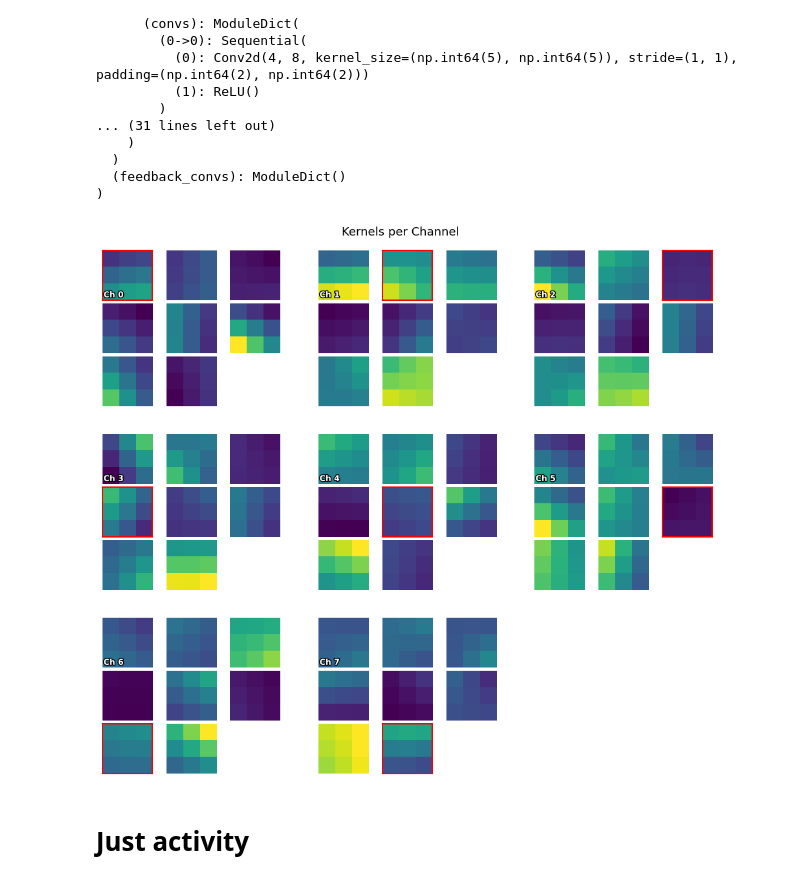
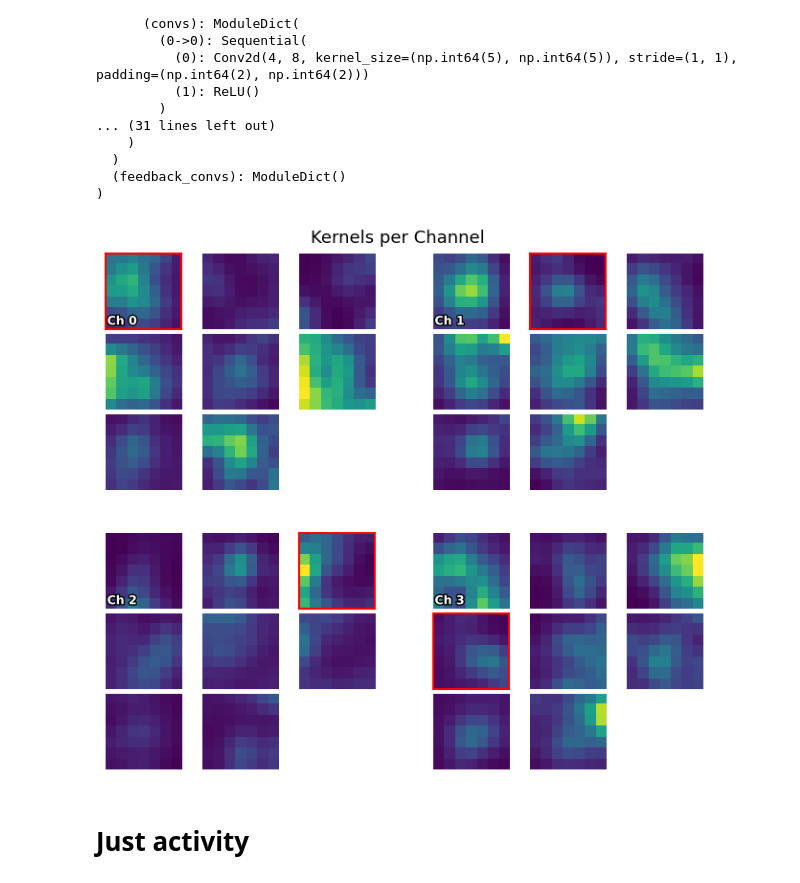
Before and after one commit to FieteLab/torch-biopl-dev, a Jupyter notebook: scripts/visualizing_activations.ipynb, the cells around one changed output. Cells and saved outputs as stored; diff of their text form; code cells hidden in the pictures.

```diff
--- a/scripts/visualizing_activations.ipynb
+++ b/scripts/visualizing_activations.ipynb
@@ -267,6 +267,10 @@ def plot_channel_activity(
 wandb_name = "young-totem-460"
 checkpoint = 480
 
+# ReLU, with I->I recurrence, BEST
+wandb_name = "golden-universe-515"
+checkpoint = 320
+
 # ——— Load model config & instantiate ———
 model, classifier, mazes, num_steps = load_model_and_config(wandb_name, checkpoint_path)
 
@@ -276,4 +280,9 @@ try:
 except:
     state_dict = torch.load(checkpoint_path + f"{wandb_name}/{checkpoint}.pth", map_location=torch.device('cpu'))
 
+try:
+    state_dict = state_dict["model_state"]
+except:
+    pass
+
 classifier.load_state_dict(state_dict)
@@ -323,6 +336,10 @@ print(accuracy)
 # ReLU, I->I recurrence, Center-Excitation
 wandb_name = "young-totem-460"
 checkpoint = 480
+
+# ReLU, with I->I recurrence, BEST
+wandb_name = "golden-universe-515"
+checkpoint = 320
 
 # ——— Load model config & instantiate ———
 model, classifier, mazes, num_steps = load_model_and_config(wandb_name, checkpoint_path)
@@ -349,9 +366,9 @@ n, m = 3, 3  # activity grid dims
 sigma_filter = 1.0  # optional blur for weights
 output = False  # if True: kernels = e2e[:, j], else: kernels = e2e[j, :]
 channels_to_plot = None #[1]  # None plots all channels, or specify list like [0, 2, 5] for specific channels
-samples_to_plot = [1] #[12, 13] #[5, 6, 7, 8, 9, 10, 11, 12, 13] #None #[1, 2, 3, 4] #[1]  # None plots all samples, or specify list like [0, 2, 5] for specific samples
+samples_to_plot = [1,2,3] #None #[12, 13] #[5, 6, 7, 8, 9, 10, 11, 12, 13] #None #[1, 2, 3, 4] #[1]  # None plots all samples, or specify list like [0, 2, 5] for specific samples
 do_highlight_self_kernel = True
-show_kernels_row = False
+show_kernels_row = True
 
 do_output_analysis = False
 
@@ -492,9 +509,9 @@ import matplotlib.patheffects as pe
 import numpy as np
 
 # ——— Plot settings ———
-excitatory = True
+excitatory = False
 sigma_filter = 1.0  # optional blur for weights
-output = False  # if True: kernels = e2e[:, j], else: kernels = e2e[j, :]
+output = True  # if True: kernels = e2e[:, j], else: kernels = e2e[j, :]
 do_highlight_self_kernel = True
 
 # --- Extract weights & build filtered_kernels as before ---
@@ -525,34 +542,34 @@ for idx, ch in enumerate(channel_indices):
     k_rows = int(math.ceil(K / k_cols))
 
     # per-channel color scale
     all_vals = np.concatenate([k.ravel() for k in kernels])
     vmin, vmax = float(all_vals.min()), float(all_vals.max())
 
     inner = outer[row, col].subgridspec(k_rows, k_cols, wspace=0.06, hspace=0.06)
     for k_idx, kernel in enumerate(kernels):
         r, c = divmod(k_idx, k_cols)
         ax = fig.add_subplot(inner[r, c])
         ax.imshow(kernel, cmap='viridis', vmin=vmin, vmax=vmax, interpolation='nearest')
         ax.set_xticks([]); ax.set_yticks([])
 
         # optional highlight
         if 'highlight_self_kernel' in globals():
             highlight_self_kernel(ax, is_self=(k_idx == ch))
 
         # small in-axis label instead of a separate title axis
         if k_idx == 0:
             ax.text(0.02, 0.02, f"Ch {ch}",
                     transform=ax.transAxes, ha='left', va='bottom',
                     fontsize=9, fontweight='bold', color='white',
                     path_effects=[pe.withStroke(linewidth=2, foreground='black')])
 
 # modest suptitle and margins (less white space, not cramped)
 fig.suptitle("Kernels per Channel", fontsize=13, y=0.97)
 plt.tight_layout()
 plt.subplots_adjust(left=0.04, right=0.98, top=0.93, bottom=0.06)
 plt.show()
 # %% [output]
-[figure, old version]
+[figure, new version]
 # %%
 state_dict.keys()
 # %% [markdown]
```
Also changed, not shown: parts of 3 cells of this notebook, 19 other files.
